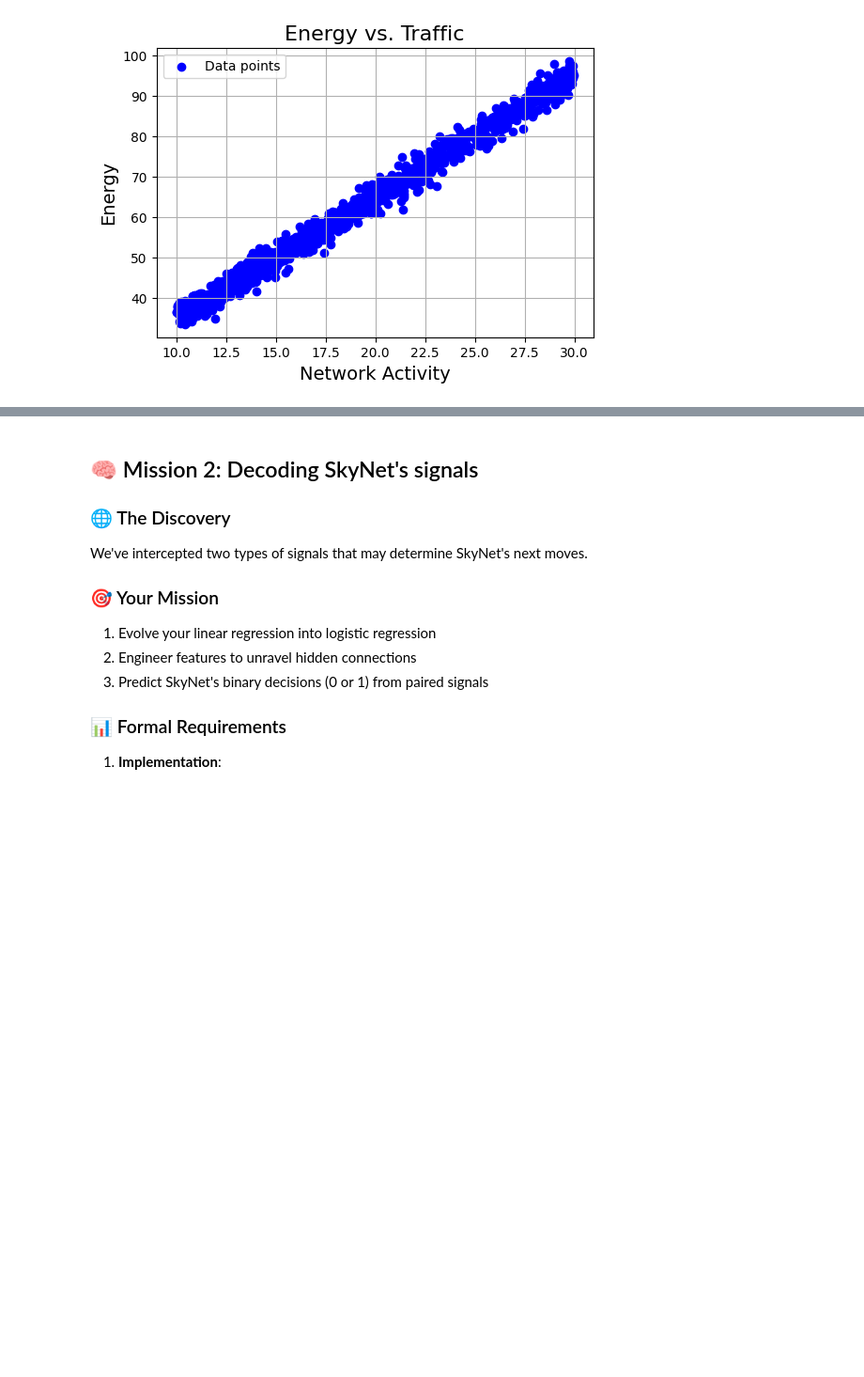
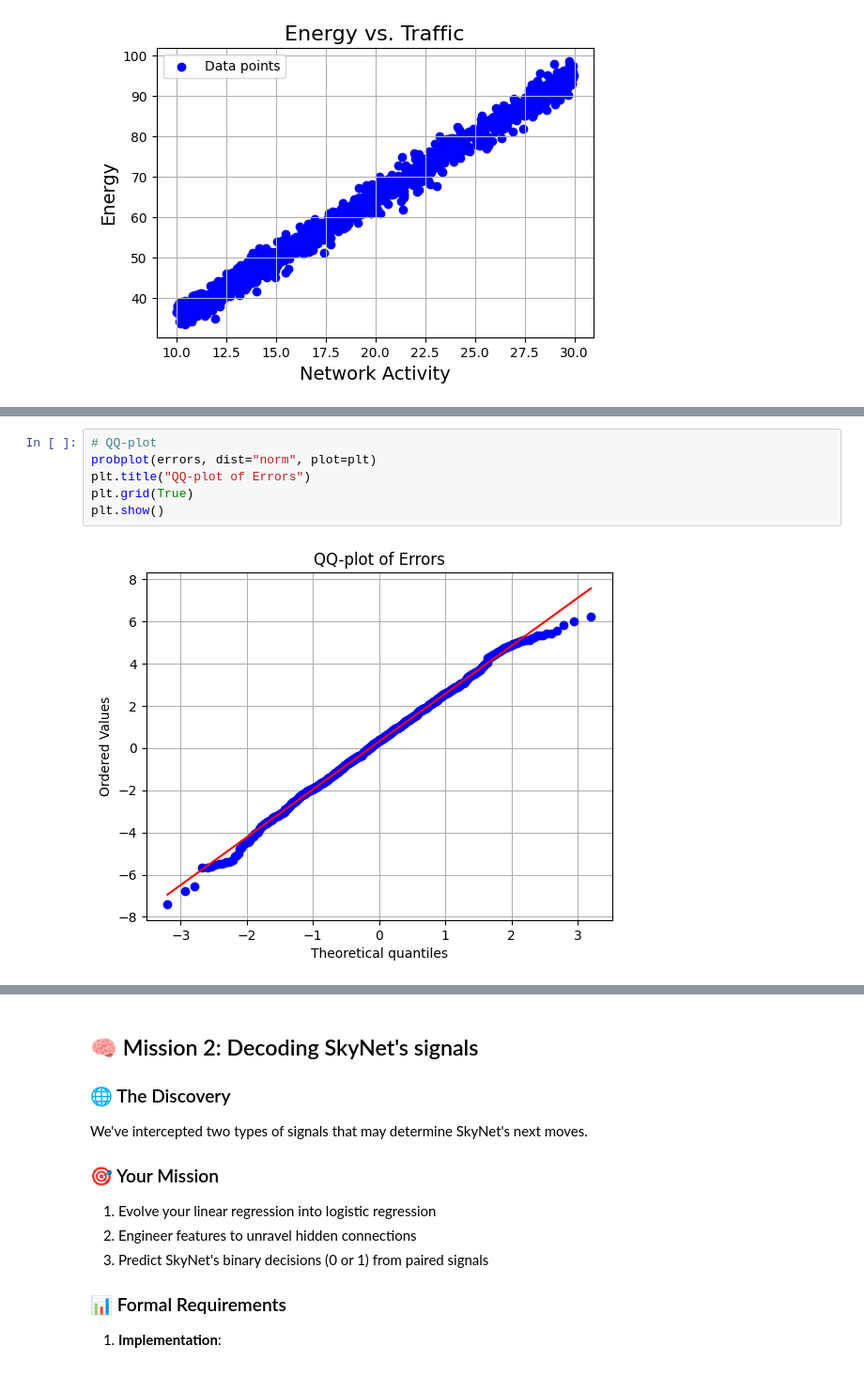
Before and after one commit to elibir/tdt4172-assignment1, a Jupyter notebook: Chapter_1.ipynb, the cells around one changed output, grey strips where cells are left out. Shown: that part at 94% size. Saved outputs shown, nothing was run; the diff lists cells and outputs as text; blank space fills up the shorter version.

```diff
--- a/Chapter_1.ipynb
+++ b/Chapter_1.ipynb
@@ -91,0 +169,8 @@ NotImplementedError: The fit method is not implemented yet.
+# %%
+# QQ-plot
+probplot(errors, dist="norm", plot=plt)
+plt.title("QQ-plot of Errors")
+plt.grid(True)
+plt.show()
+# %% [output]
+[figure, added]
```
Also changed, not shown: parts of 12 cells of this notebook, 3 other files.
